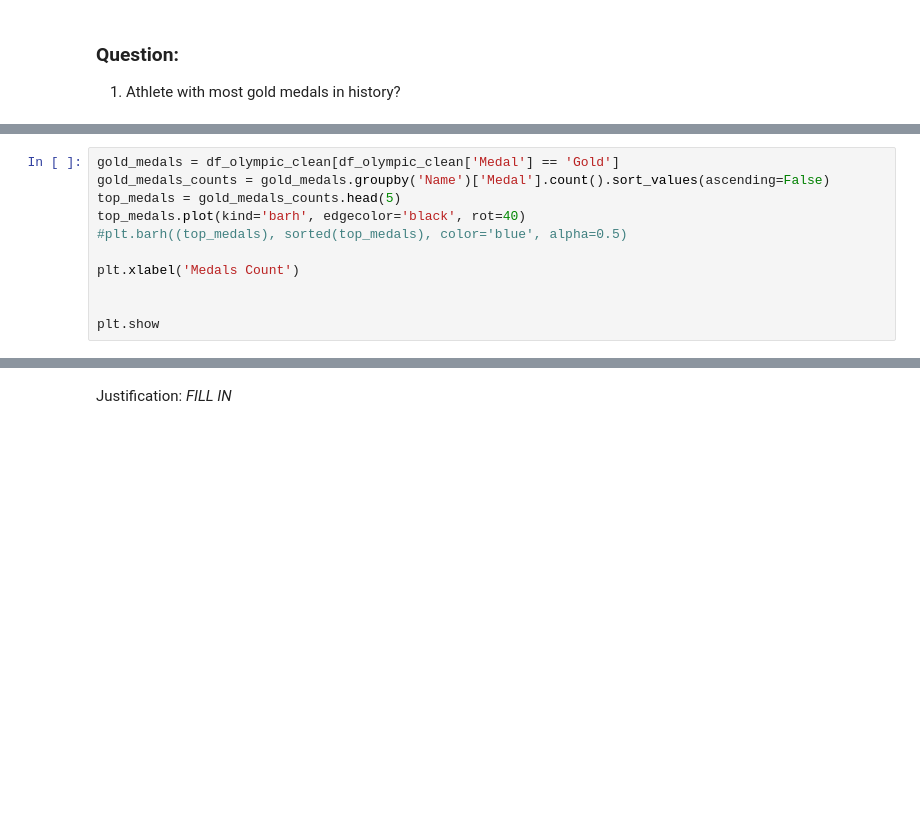
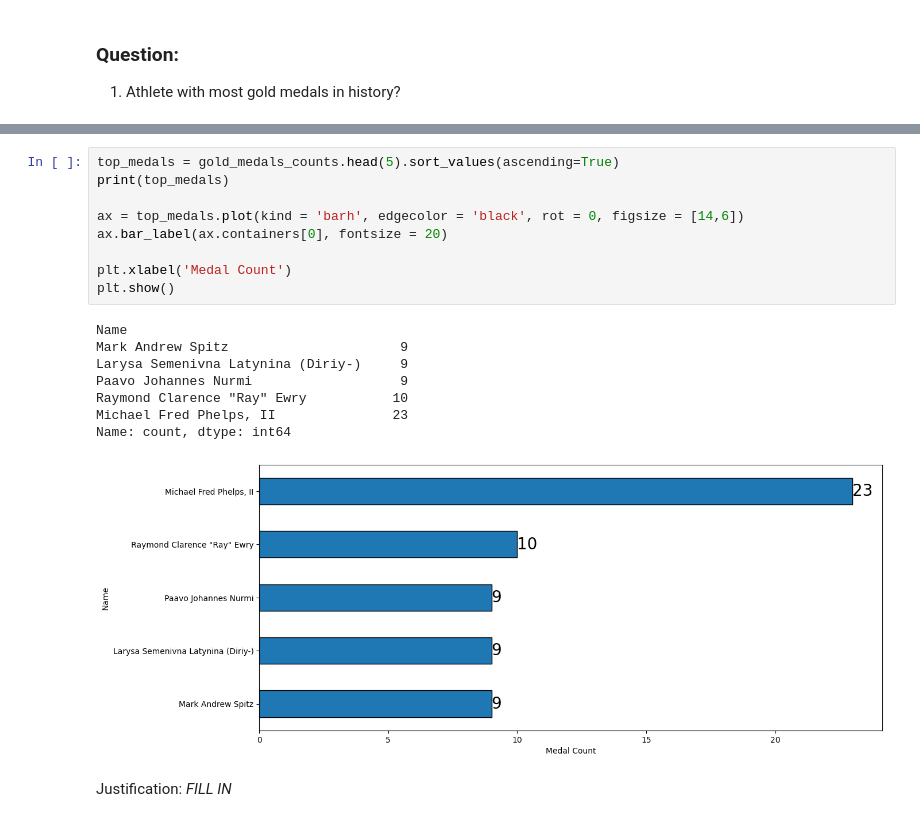
Before and after one commit to igooku/Udacity_dataWrangling_olympic_envirmnet, a Jupyter notebook: Data_Wrangling_Project_Starter.ipynb, the cells around one changed output, grey strips where cells are left out. Cells and saved outputs as stored; diff of their text form; blank space fills up the shorter version.

```diff
--- a/Data_Wrangling_Project_Starter.ipynb
+++ b/Data_Wrangling_Project_Starter.ipynb
@@ -293,11 +455,0 @@ Name: count, dtype: int64
-# %%
-gold_medals = df_olympic_clean[df_olympic_clean['Medal'] == 'Gold']
-gold_medals_counts = gold_medals.groupby('Name')['Medal'].count().sort_values(ascending=False)
-top_medals = gold_medals_counts.head(5)
-top_medals.plot(kind='barh', edgecolor='black', rot=40)
-#plt.barh((top_medals), sorted(top_medals), color='blue', alpha=0.5)
-
-plt.xlabel('Medals Count')
-
-
-plt.show
@@ -310,3 +456,21 @@ KeyError: 'Name'
+# %%
+top_medals = gold_medals_counts.head(5).sort_values(ascending=True)
+print(top_medals)
+
+ax = top_medals.plot(kind = 'barh', edgecolor = 'black', rot = 0, figsize = [14,6])
+ax.bar_label(ax.containers[0], fontsize = 20)
+
+plt.xlabel('Medal Count')
+plt.show()
+# %% [output]
+Name
+Mark Andrew Spitz                      9
+Larysa Semenivna Latynina (Diriy-)     9
+Paavo Johannes Nurmi                   9
+Raymond Clarence "Ray" Ewry           10
+Michael Fred Phelps, II               23
+Name: count, dtype: int64
+[figure, added]
 # %% [markdown]
 Justification: *FILL IN*
 # %% [markdown]
```
Also changed, not shown: parts of 26 cells of this notebook, 1 other file.
